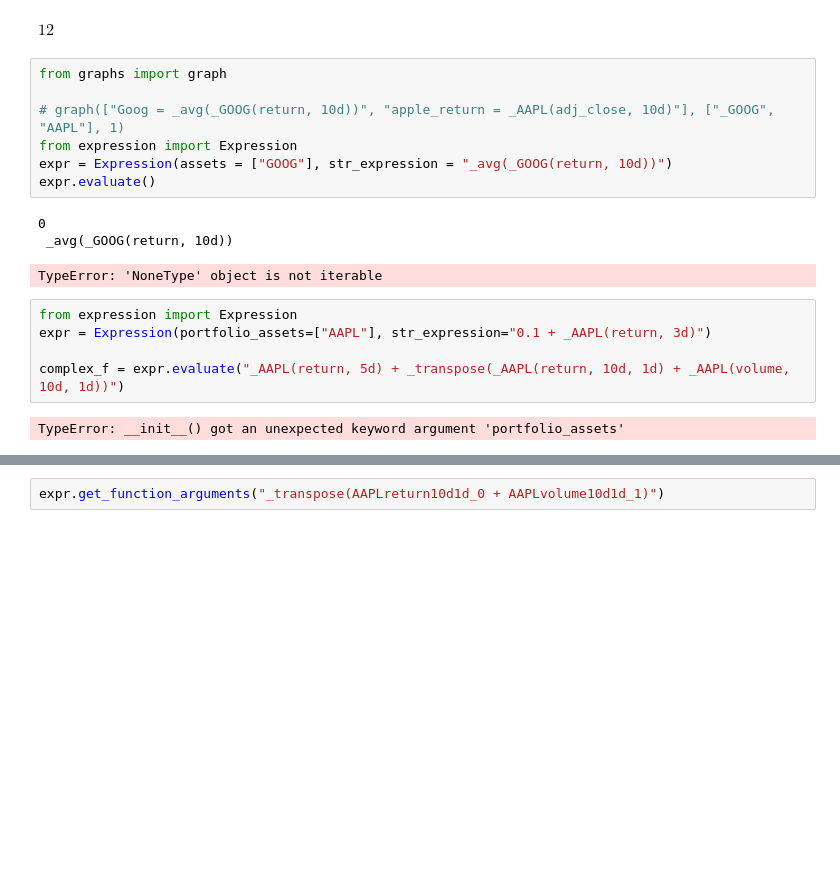
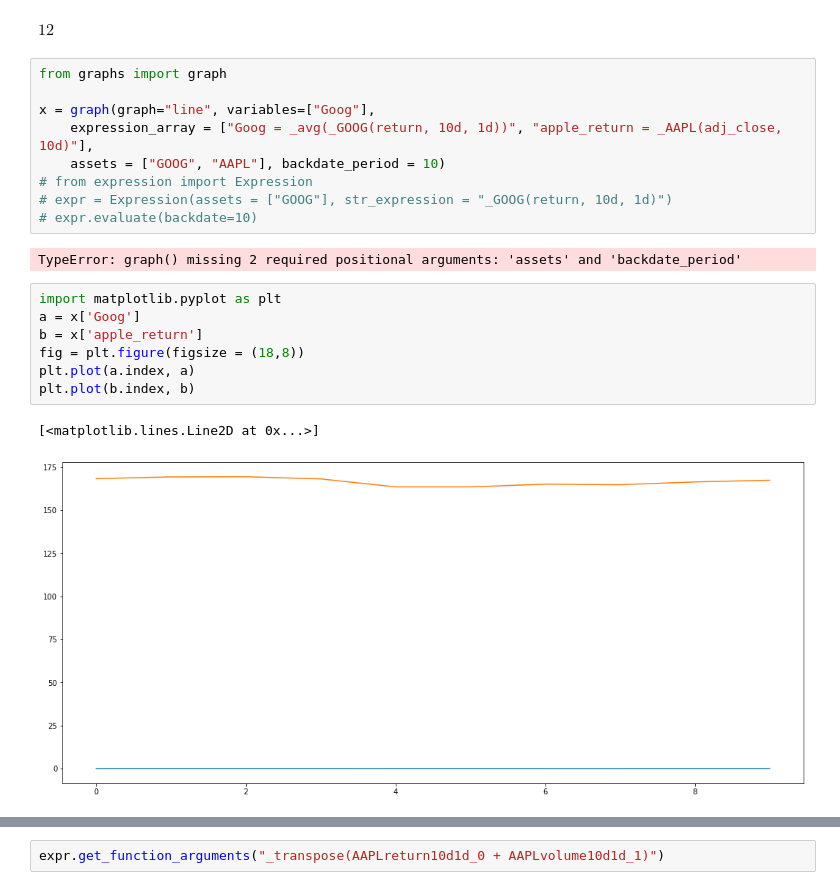
Before and after one commit to VinceXIV/intradr-api, a Jupyter notebook: test.ipynb, the cells around one changed output, grey strips where cells are left out. Cells and saved outputs as stored; diff of their text form; blank space fills up the shorter version.

Commit message:
Enable creating html strings for graphs

```diff
--- a/test.ipynb
+++ b/test.ipynb
@@ -7,18 +7,21 @@ $\displaystyle 12$
 # %%
 from graphs import graph
 
-# graph(["Goog = _avg(_GOOG(return, 10d))", "apple_return = _AAPL(adj_close, 10d)"], ["_GOOG", "AAPL"], 1)
-from expression import Expression
-expr = Expression(assets = ["GOOG"], str_expression = "_avg(_GOOG(return, 10d))")
-expr.evaluate()
+x = graph(graph="line", variables=["Goog"],
+    expression_array = ["Goog = _avg(_GOOG(return, 10d, 1d))", "apple_return = _AAPL(adj_close, 10d)"],
+    assets = ["GOOG", "AAPL"], backdate_period = 10)
+# from expression import Expression
+# expr = Expression(assets = ["GOOG"], str_expression = "_GOOG(return, 10d, 1d)")
+# expr.evaluate(backdate=10)
 # %% [output]
-0
- _avg(_GOOG(return, 10d))
+TypeError: graph() missing 2 required positional arguments: 'assets' and 'backdate_period'
-TypeError: 'NoneType' object is not iterable
-# %%
-from expression import Expression
-expr = Expression(portfolio_assets=["AAPL"], str_expression="0.1 + _AAPL(return, 3d)")
-
-complex_f = expr.evaluate("_AAPL(return, 5d) + _transpose(_AAPL(return, 10d, 1d) + _AAPL(volume, 10d, 1d))")
-# %% [output]
-TypeError: __init__() got an unexpected keyword argument 'portfolio_assets'
+# %%
+import matplotlib.pyplot as plt
+a = x['Goog']
+b = x['apple_return']
+fig = plt.figure(figsize = (18,8))
+plt.plot(a.index, a)
+plt.plot(b.index, b)
+# %% [output]
+[<matplotlib.lines.Line2D at 0x...>]
+[figure, added]
```
Also changed, not shown: parts of 1 cell of this notebook, 1 other file.
